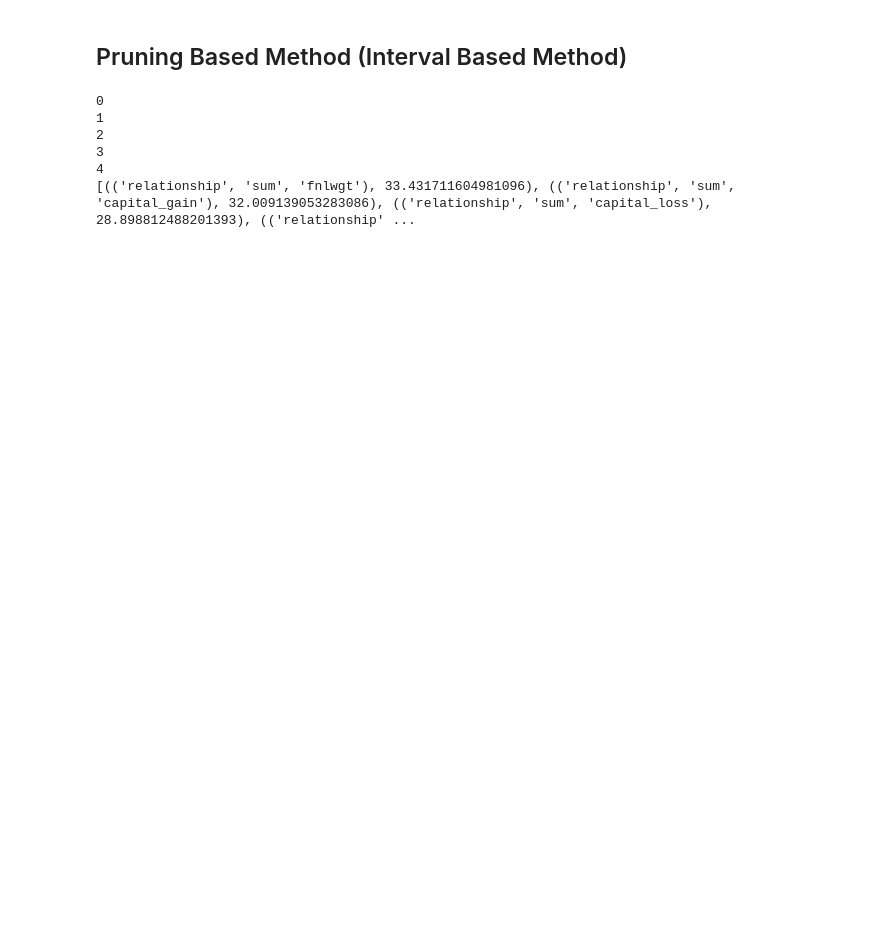
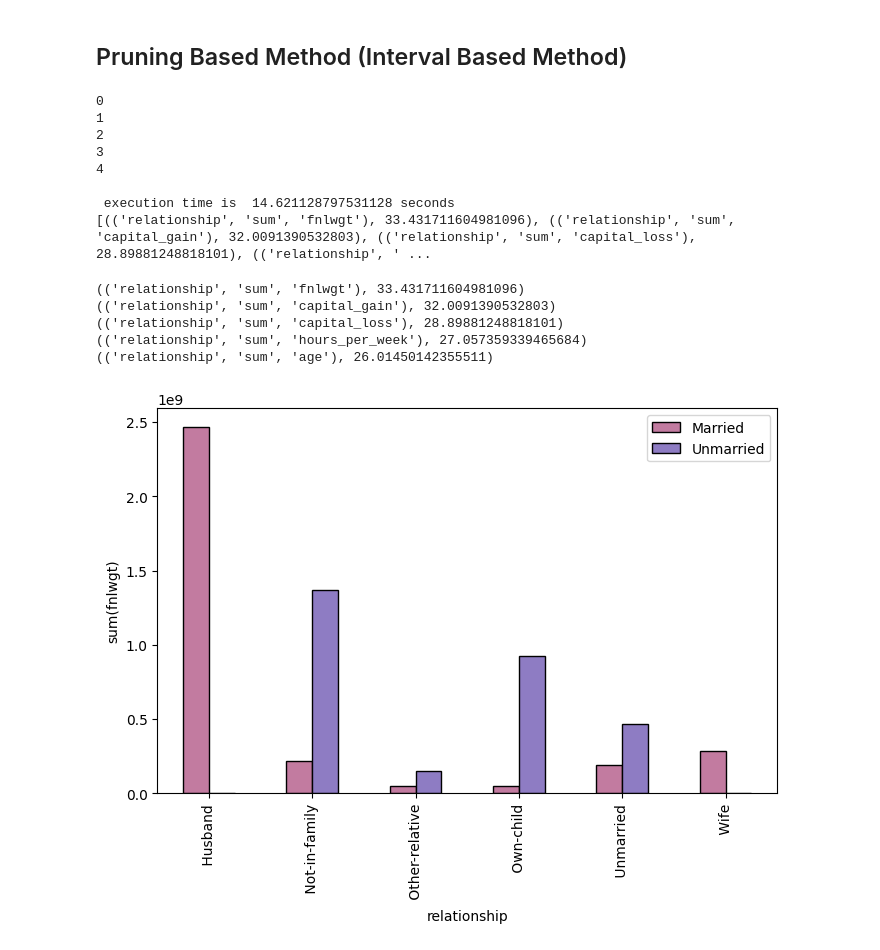
Before and after one commit to hetvishastri/SEEDB, a Jupyter notebook: mini_project.ipynb, the cells around one changed output. Saved outputs shown, nothing was run; the diff lists cells and outputs as text; code cells hidden in the pictures; blank space fills up the shorter version.

```diff
--- a/mini_project.ipynb
+++ b/mini_project.ipynb
@@ -263,0 +284,4 @@ print(result_list[:top_k])
+# %%
+# print(result_list)
+top_k_list = result_list[:top_k]
+print(top_k_list)
@@ -275,6 +355,7 @@ def find_mean_and_bound(res_dict,num_of_partitions,delta):
         stats_dict[key]=(mean,upper_bound,lower_bound)
     return stats_dict
 # %%
+start_time = time.time()
 married_query,unmarried_query,fm_list=combine_multiple_aggregate_and_groupby()
 cur = con.cursor()
 married_result=cur.execute(married_query)
@@ -325,6 +406,7 @@ final_ans={}
 for key,values in res_dict.items():
   final_ans[key]=np.mean(values)
 final_ans = list(sorted(final_ans.items(), key=lambda item: item[1],reverse=True))
+print("\n execution time is ", (time.time()-start_time), "seconds")
 print(final_ans)
 # %% [output]
 0
@@ -332,4 +414,19 @@ print(final_ans)
 2
 3
 4
-[(('relationship', 'sum', 'fnlwgt'), 33.431711604981096), (('relationship', 'sum', 'capital_gain'), 32.009139053283086), (('relationship', 'sum', 'capital_loss'), 28.898812488201393), (('relationship' ...
+
+ execution time is  14.621128797531128 seconds
+[(('relationship', 'sum', 'fnlwgt'), 33.431711604981096), (('relationship', 'sum', 'capital_gain'), 32.0091390532803), (('relationship', 'sum', 'capital_loss'), 28.89881248818101), (('relationship', ' ...
+# %%
+top_k_list = final_ans[:top_k]
+for row in top_k_list:
+    print(row)
+    visualization(row[0][0], row[0][2], row[0][1], con)
+    plt.savefig(f"/content/drive/MyDrive/SEEDB/census+income/prune_images_{row}.pdf", format="pdf", bbox_inches="tight")
+# %% [output]
+(('relationship', 'sum', 'fnlwgt'), 33.431711604981096)
+(('relationship', 'sum', 'capital_gain'), 32.0091390532803)
+(('relationship', 'sum', 'capital_loss'), 28.89881248818101)
+(('relationship', 'sum', 'hours_per_week'), 27.057359339465684)
+(('relationship', 'sum', 'age'), 26.01450142355511)
+[figure, added]
```
Also changed, not shown: parts of 15 cells of this notebook, 1 other file.
